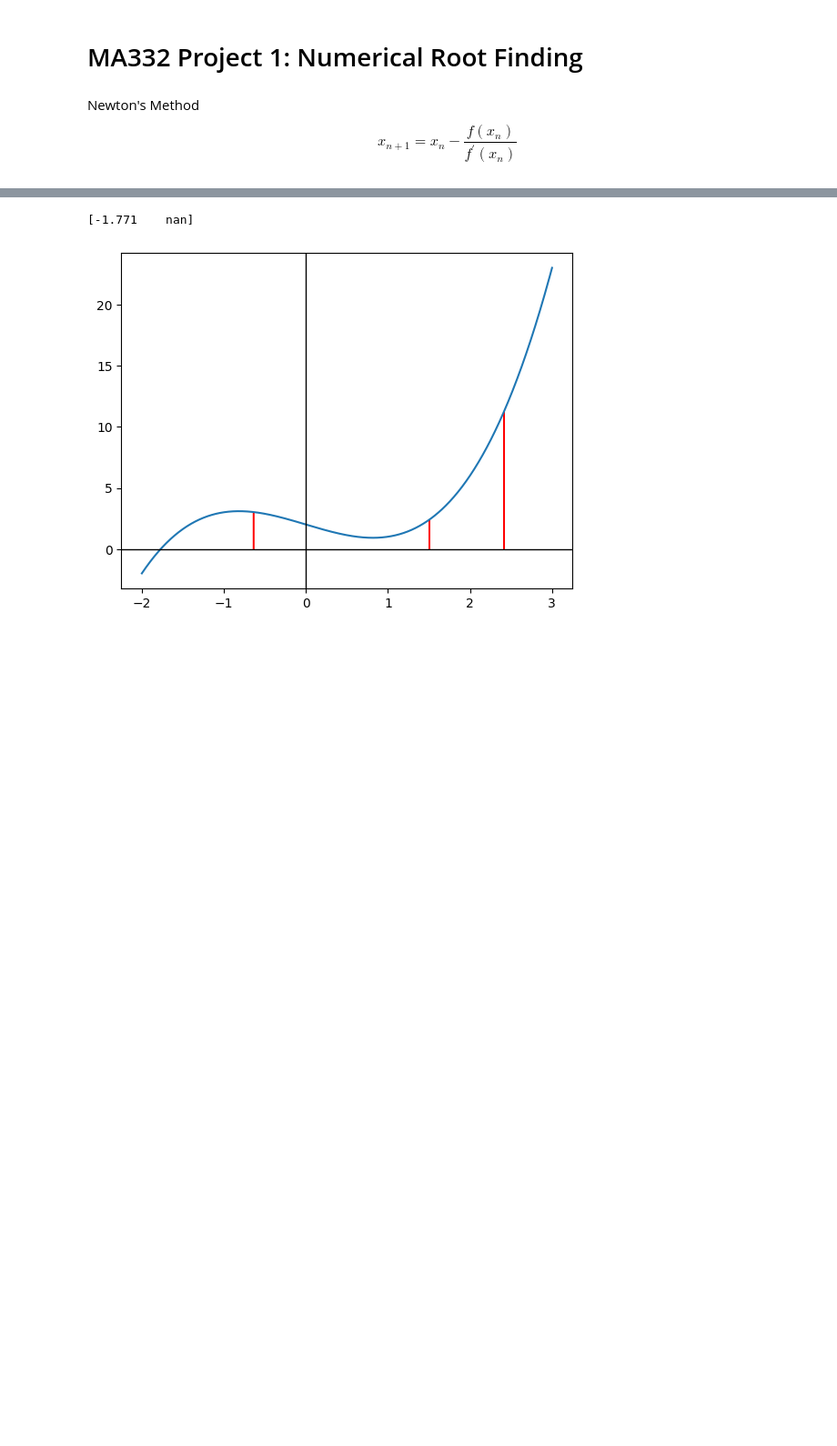
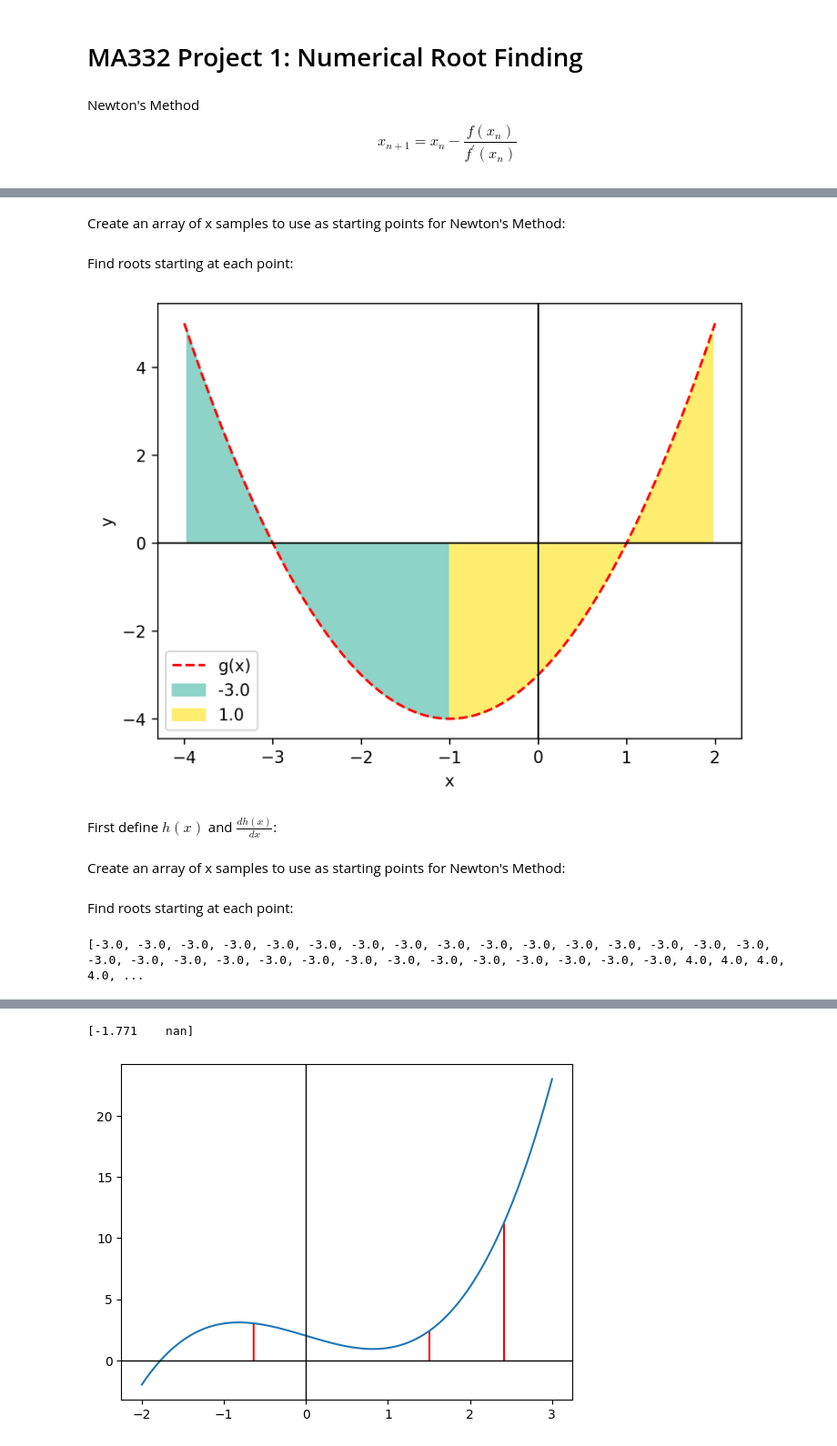
Before and after one commit to benraivel/MA332, a Jupyter notebook: Projects/Project1/Project1.ipynb, the cells around one changed output, grey strips where cells are left out. Shown at 91% size. Saved outputs shown, nothing was run; the diff lists cells and outputs as text; code cells hidden in the pictures; blank space fills up the shorter version.

Commit message:
created figure2 in code/report

```diff
--- a/Projects/Project1/Project1.ipynb
+++ b/Projects/Project1/Project1.ipynb
@@ -43,0 +36,53 @@ def newtons_method(f, df, x0, tol=1e-6):
+# %%
+def g(x): return (x - 1)*(x + 3)
+
+def dg(x): return (x - 1) + (x + 3)
+# %% [markdown]
+Create an array of x samples to use as starting points for Newton's Method:
+# %%
+x = np.linspace(-4, 2, 100)
+y = g(x)
+# %% [markdown]
+Find roots starting at each point:
+# %%
+roots  = []
+for i in range(100):
+    approx = newton(g, dg, x[i])
+    roots.append(round(approx[-1], 2))
+
+# copy of roots array with first and last values removed
+trimmed = np.empty(98)
+trimmed = roots[1:-1]
+# %%
+cmap=matplotlib.colormaps['Set3']
+colors = cmap(roots)
+
+# find the first x value that led to each root
+_, root_indices = np.unique(trimmed, return_index=True)
+
+# correct for using trimmed roots
+root_indices += 1
+
+fig, axes = plt.subplots(dpi=300)
+axes.plot(x, y, 'r--',label='g(x)')
+
+# for each starting x (except endpoints)
+for i in range(1, len(roots)-1):
+
+    fill_x = [(x[i-1] + x[i])/2, (x[i] + x[i+1])/2]
+    fill_y = [(y[i-1] + y[i])/2, (y[i] + y[i+1])/2]
+
+    axes.fill_between(fill_x, fill_y, 0, color=colors[i], label=roots[i] if i in root_indices else "")
+
+# draw x and y axis
+axes.axvline(color='Black', lw=1)
+axes.axhline(color='Black', lw=1)
+axes.set_xlabel('x')
+axes.set_ylabel('y')
+axes.legend()
+plt.savefig('Report/figures/figure1.png')
+plt.show()
+# %% [output]
+[figure, added]
+# %% [markdown]
+First define $ h(x) $ and $ \frac{dh(x)}{dx} $:
@@ -43,0 +93,2 @@ def newtons_method(f, df, x0, tol=1e-6):
+# %% [markdown]
+Create an array of x samples to use as starting points for Newton's Method:
@@ -43,0 +98,13 @@ def newtons_method(f, df, x0, tol=1e-6):
+# %% [markdown]
+Find roots starting at each point:
+# %%
+roots  = []
+for i in range(100):
+    approx = newton(h, dh, x[i])
+    roots.append(round(approx[-1], 2))
+print(roots)
+# copy of roots array with first and last values removed
+trimmed = np.empty(98)
+trimmed = roots[1:-1]
+# %% [output]
+[-3.0, -3.0, -3.0, -3.0, -3.0, -3.0, -3.0, -3.0, -3.0, -3.0, -3.0, -3.0, -3.0, -3.0, -3.0, -3.0, -3.0, -3.0, -3.0, -3.0, -3.0, -3.0, -3.0, -3.0, -3.0, -3.0, -3.0, -3.0, -3.0, -3.0, 4.0, 4.0, 4.0, 4.0, ...
```
Also changed, not shown: parts of 8 cells of this notebook, 4 other files.
